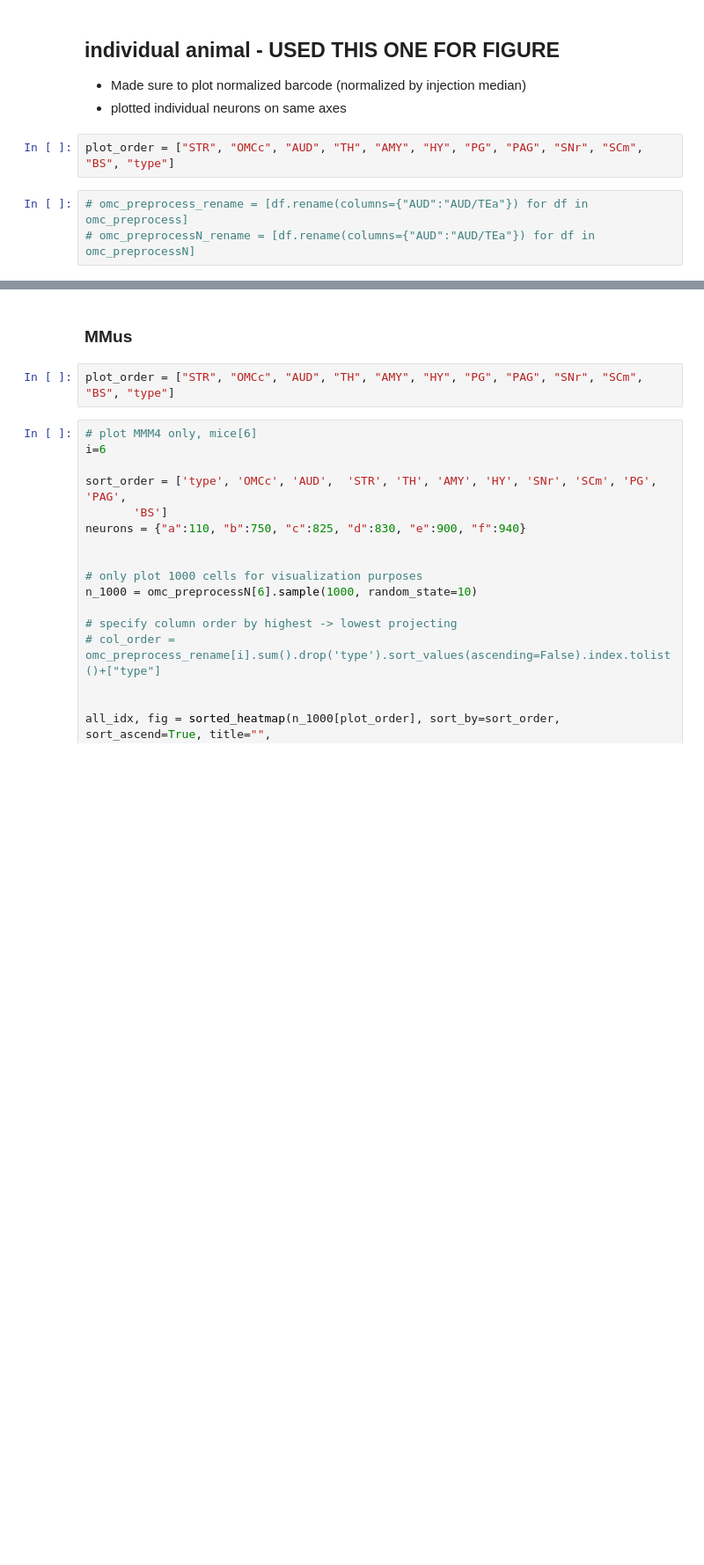
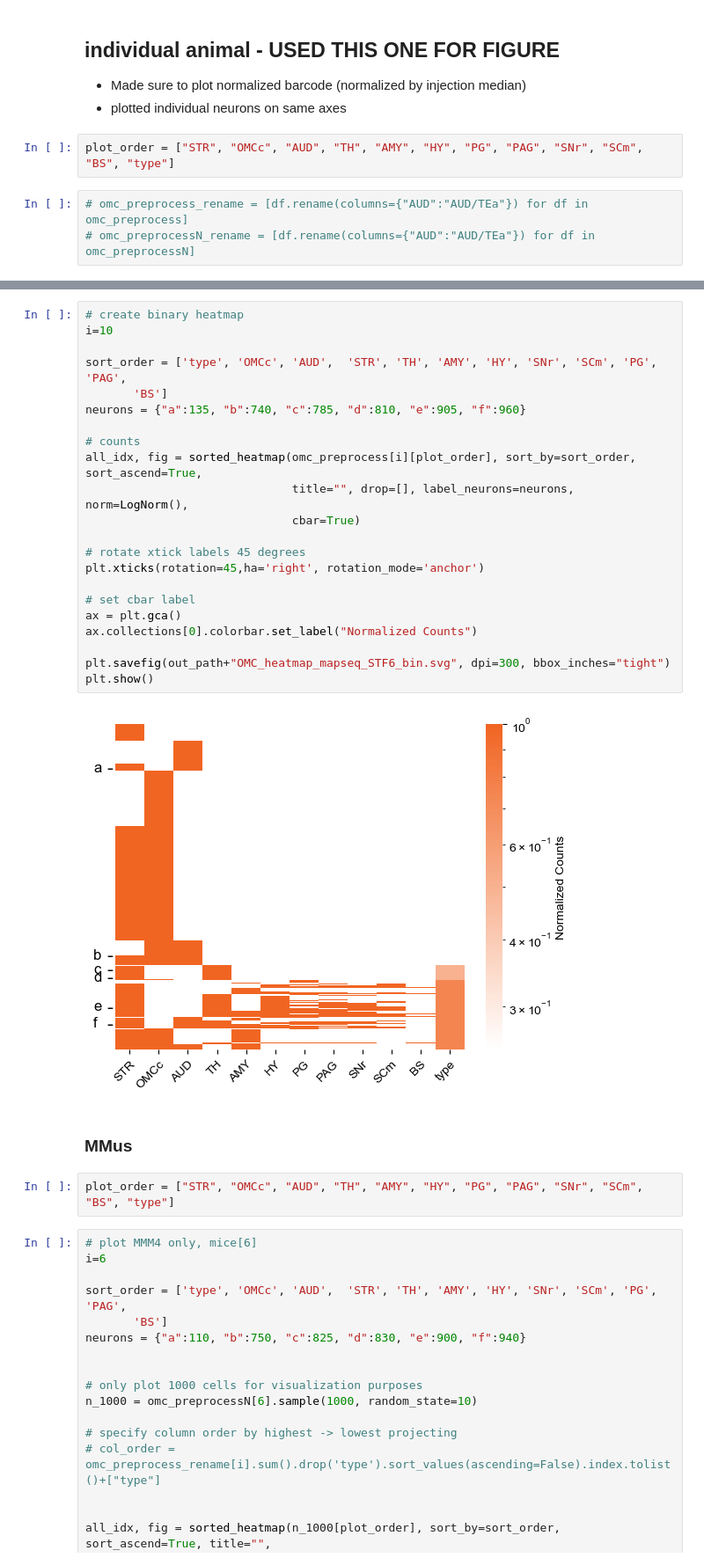
Before and after one commit to eisko/MAPseq_analysis, a Jupyter notebook: version5_fig2_OMC_240201.ipynb, the cells around one changed output, grey strips where cells are left out. Shown at 88% size. Cells and saved outputs as stored; diff of their text form; blank space fills up the shorter version.

```diff
--- a/version5_fig2_OMC_240201.ipynb
+++ b/version5_fig2_OMC_240201.ipynb
@@ -156,6 +159,30 @@ for key in neurons_idx:
 [figure]
 [figure]
 [figure]
+# %%
+# create binary heatmap
+i=10
+
+sort_order = ['type', 'OMCc', 'AUD',  'STR', 'TH', 'AMY', 'HY', 'SNr', 'SCm', 'PG', 'PAG',
+       'BS']
+neurons = {"a":135, "b":740, "c":785, "d":810, "e":905, "f":960}
+
+# counts
+all_idx, fig = sorted_heatmap(omc_preprocess[i][plot_order], sort_by=sort_order, sort_ascend=True,
+                              title="", drop=[], label_neurons=neurons, norm=LogNorm(),
+                              cbar=True)
+
+# rotate xtick labels 45 degrees
+plt.xticks(rotation=45,ha='right', rotation_mode='anchor')
+
+# set cbar label
+ax = plt.gca()
+ax.collections[0].colorbar.set_label("Normalized Counts")
+
+plt.savefig(out_path+"OMC_heatmap_mapseq_STF6_bin.svg", dpi=300, bbox_inches="tight")
+plt.show()
+# %% [output]
+[figure, added]
 # %% [markdown]
 ### MMus
 # %%
```
Also changed, not shown: parts of 17 cells of this notebook, 6 other files.
